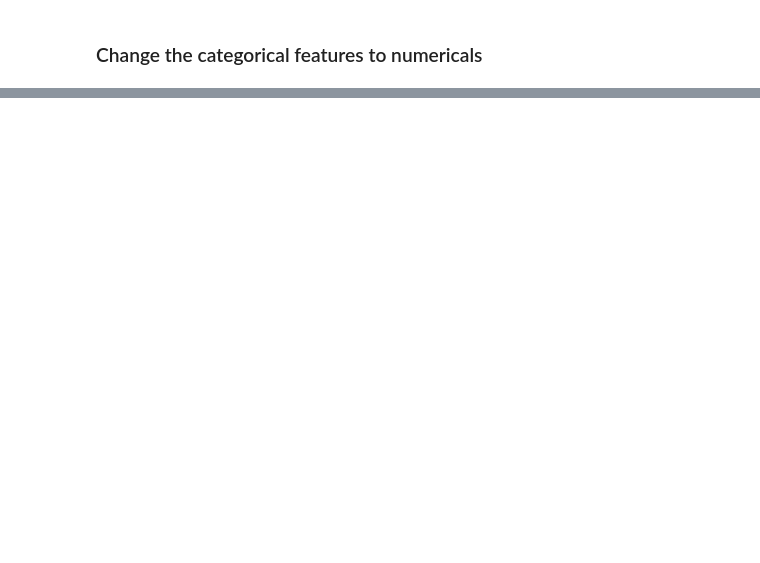
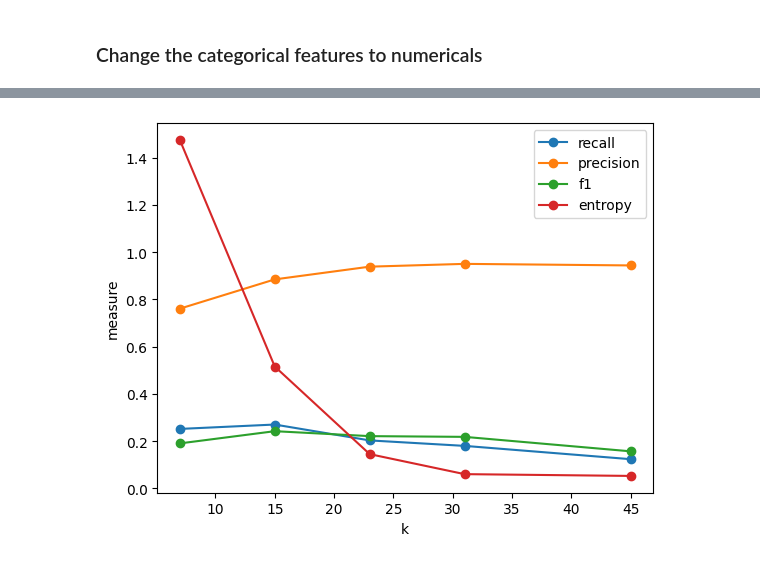
Before and after one commit to Basel-byte/Network-Anomaly-Detection, a Jupyter notebook: Pr_Assignment_2.ipynb, the cells around one changed output, grey strips where cells are left out. Drawn from its saved outputs; the diff is of its cells as text; code cells hidden in the pictures; blank space fills up the shorter version.

```diff
--- a/Pr_Assignment_2.ipynb
+++ b/Pr_Assignment_2.ipynb
@@ -139,0 +412,2 @@ def new_clustering_algorithm(data_frame_no_label, k = 3):
+# %%
+kmean_45=test_with_k(45, data_10_numeric)
@@ -139,0 +611,26 @@ def new_clustering_algorithm(data_frame_no_label, k = 3):
+# %%
+def testKmeans(kmean, labels,data):
+    pL=kmean.predict(data)
+    kmean_data_frame = pd.DataFrame(pL)
+    kmean_data_frame.columns = ["labels"]
+    labels, dict = convert_string_to_numeric(pd.DataFrame(labels))
+    dict = {value: key for key, value in dict.items()}
+    labels = labels.values
+    labels = labels.reshape(labels.size)
+    print(labels)
+    counts = np.unique(labels, return_counts=True)[1]
+    print("Kmean prediction result")
+    print("Kmean recall result")
+    recall = measure_recall(labels,pL,counts)
+    print(recall)
+    print("Kmean precision result")
+    precision = measure_precision(labels, pL, dict)
+    print(precision)
+    print("Kmean f1 result")
+    f1 = measure_f1(labels, pL,counts)
+    print(f1)
+
+    print("Kmean entropy result")
+    entropy = measure_entropy(labels, pL)
+    print(entropy)
+    return recall,precision,f1,entropy
@@ -139,0 +735,2 @@ def new_clustering_algorithm(data_frame_no_label, k = 3):
+# %%
+recalls,precisions,f1s,entropies = tesK()
@@ -139,0 +755,13 @@ def new_clustering_algorithm(data_frame_no_label, k = 3):
+# %%
+k = [7,15,23,31,45]
+# %%
+plt.plot(k, recalls, '-o')
+plt.plot(k, precisions, '-o')
+plt.plot(k, f1s, '-o')
+plt.plot(k, entropies, '-o')
+plt.legend(["recall","precision","f1", "entropy"])
+plt.xlabel('k')
+plt.ylabel('measure')
+plt.show()
+# %% [output]
+[figure, added]
```
Also changed, not shown: parts of 56 cells of this notebook.
